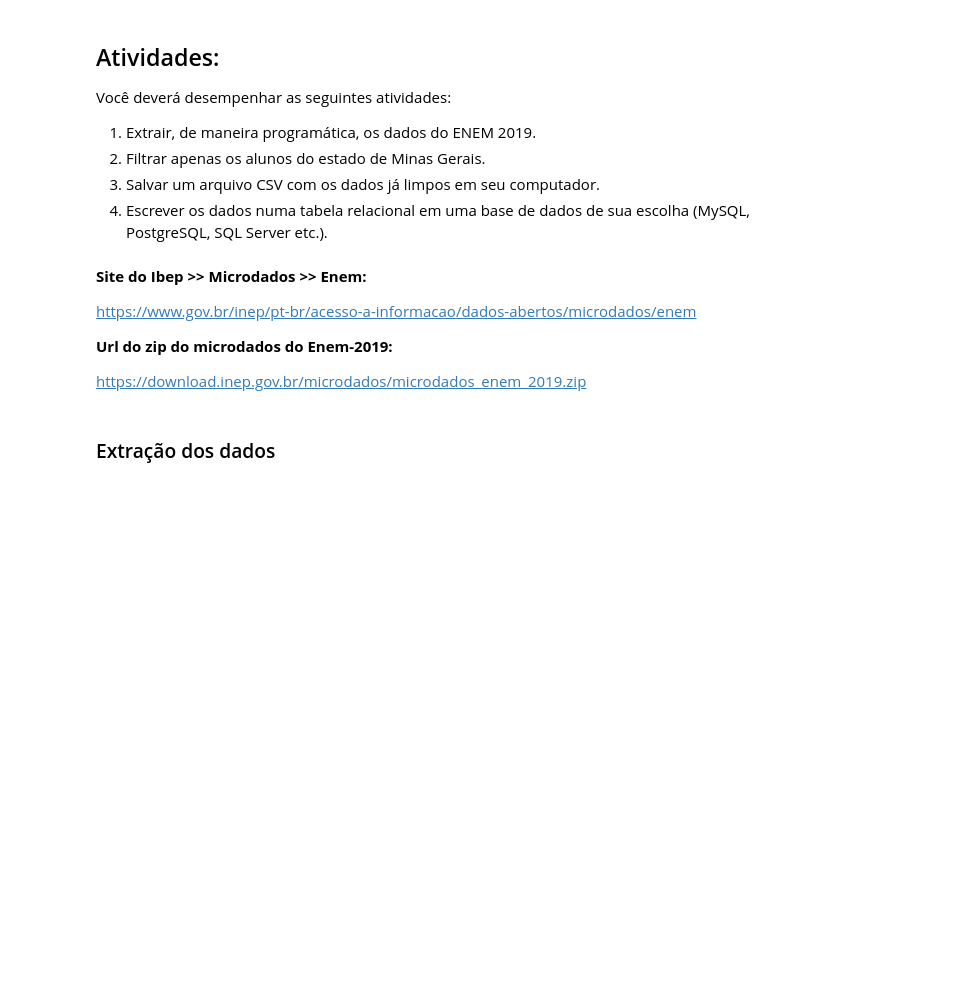
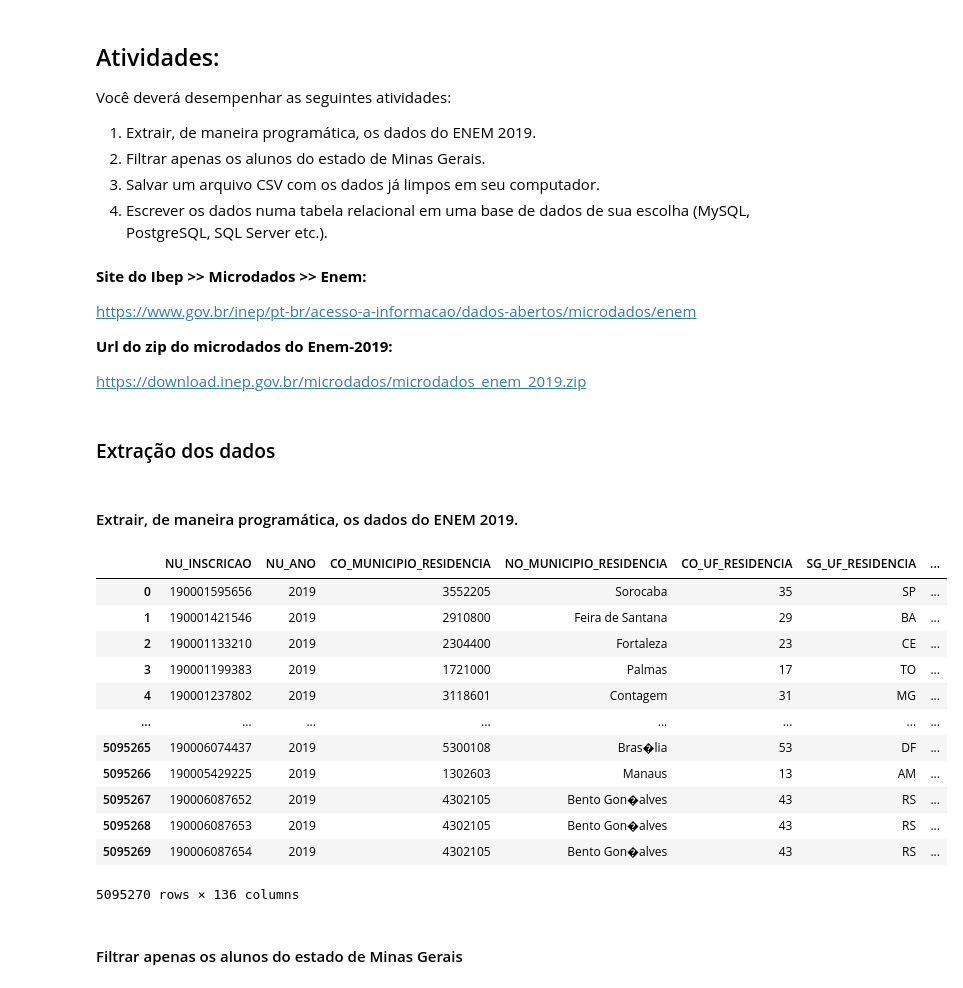
Before and after one commit to nobrelu/IGTI-EngenhariaDados, a Jupyter notebook: modulo-4/Trabalho Prático/projeto_enem.ipynb, the cells around one changed output. Saved outputs shown, nothing was run; the diff lists cells and outputs as text; code cells hidden in the pictures; blank space fills up the shorter version.

Commit message:
Atualizando projeto enem 2019 MG

```diff
--- a/modulo-4/Trabalho Prático/projeto_enem.ipynb
+++ b/modulo-4/Trabalho Prático/projeto_enem.ipynb
@@ -24,6 +24,8 @@ __Url do zip do microdados do Enem-2019:__
 https://download.inep.gov.br/microdados/microdados_enem_2019.zip
 # %% [markdown]
 ### Extração dos dados
+# %% [markdown]
+#### Extrair, de maneira programática, os dados do ENEM 2019.
 # %%
 # Importar bibliotecas
 
@@ -51,3 +53,27 @@ myzip = zipfile.ZipFile(filebytes)
 
 # Pasta destino da descompactação
 myzip.extractall("./enem2019")
+# %%
+# Leitura dos dados
+
+enem = pd.read_csv("./enem2019/DADOS/MICRODADOS_ENEM_2019.csv",
+                    sep = ";",
+                    decimal = "." )
+# %%
+enem
+# %% [output]
+|  | NU_INSCRICAO | NU_ANO | CO_MUNICIPIO_RESIDENCIA | NO_MUNICIPIO_RESIDENCIA | CO_UF_RESIDENCIA | SG_UF_RESIDENCIA | ... |
+| 0 | 190001595656 | 2019 | 3552205 | Sorocaba | 35 | SP | ... |
+| 1 | 190001421546 | 2019 | 2910800 | Feira de Santana | 29 | BA | ... |
+| 2 | 190001133210 | 2019 | 2304400 | Fortaleza | 23 | CE | ... |
+| 3 | 190001199383 | 2019 | 1721000 | Palmas | 17 | TO | ... |
+| 4 | 190001237802 | 2019 | 3118601 | Contagem | 31 | MG | ... |
+| ... | ... | ... | ... | ... | ... | ... | ... |
+| 5095265 | 190006074437 | 2019 | 5300108 | Bras�lia | 53 | DF | ... |
+| 5095266 | 190005429225 | 2019 | 1302603 | Manaus | 13 | AM | ... |
+| 5095267 | 190006087652 | 2019 | 4302105 | Bento Gon�alves | 43 | RS | ... |
+| 5095268 | 190006087653 | 2019 | 4302105 | Bento Gon�alves | 43 | RS | ... |
+| 5095269 | 190006087654 | 2019 | 4302105 | Bento Gon�alves | 43 | RS | ... |
+5095270 rows × 136 columns
+# %% [markdown]
+#### Filtrar apenas os alunos do estado de Minas Gerais
```
Also changed, not shown: parts of 8 cells of this notebook.
